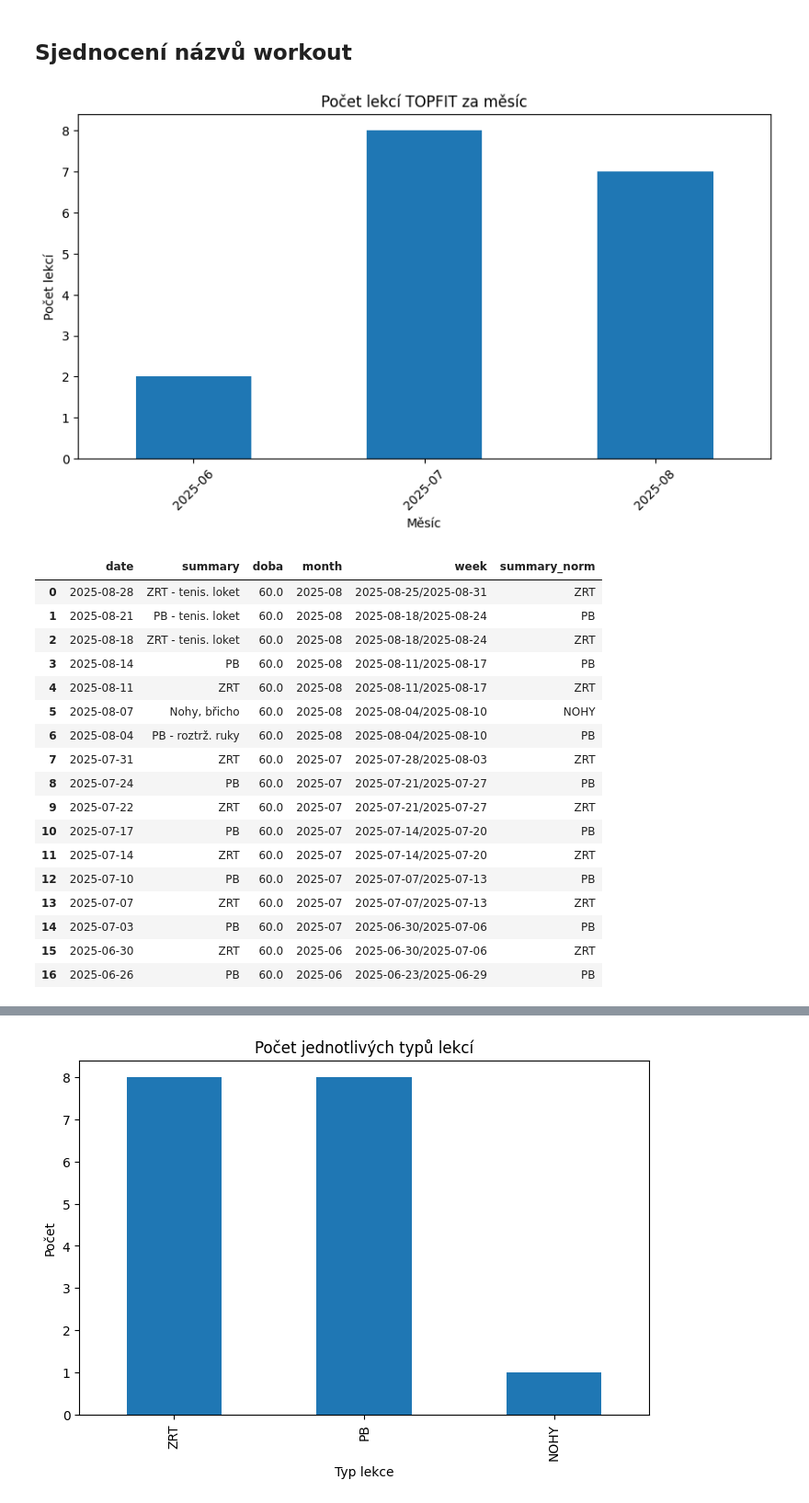
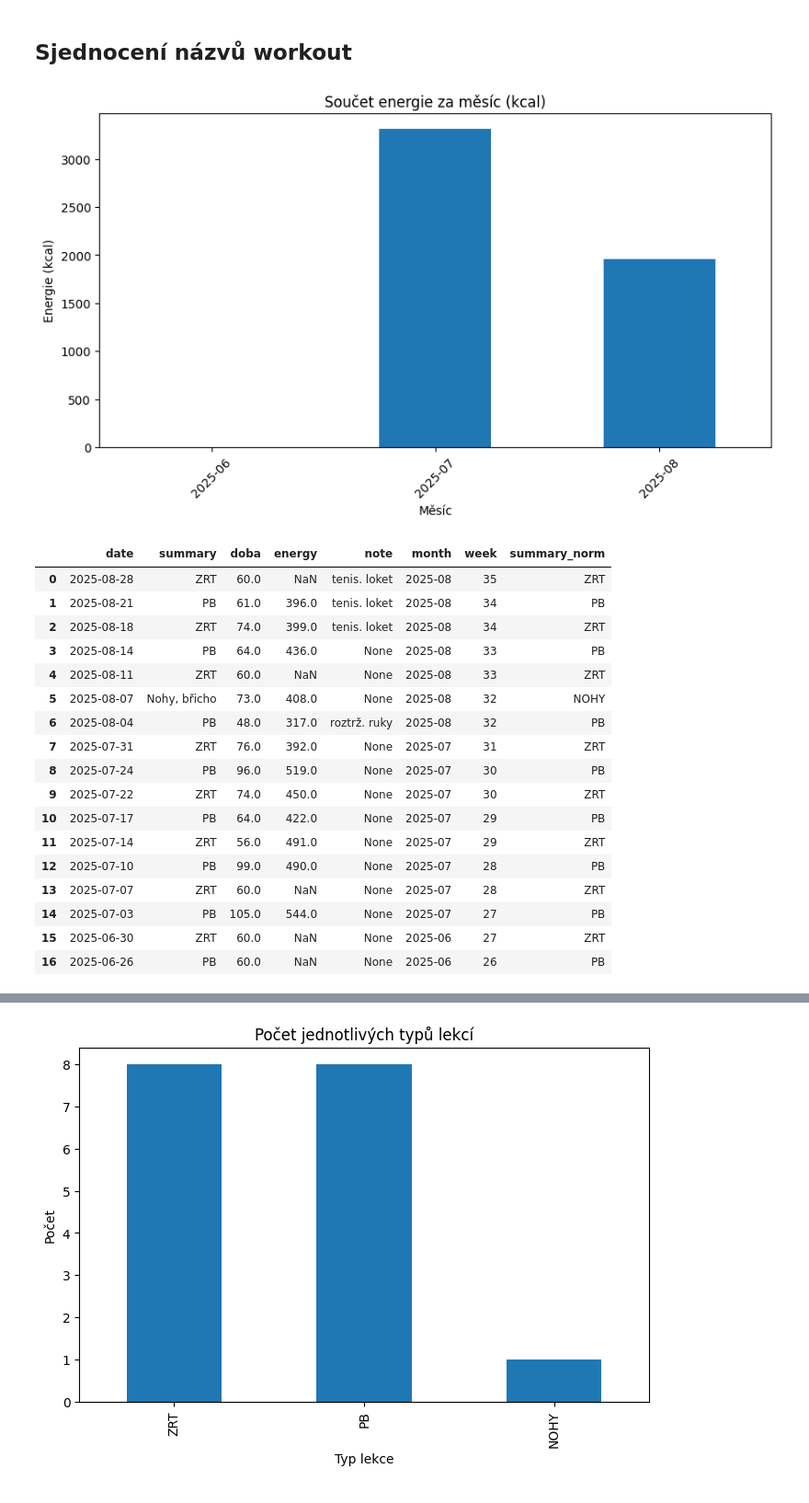
Before and after one commit to MarekCoderslab/TOPFIT, a Jupyter notebook: TOPFit_workout.ipynb, the cells around one changed output, grey strips where cells are left out. Shown at 92% size. Saved outputs shown, nothing was run; the diff lists cells and outputs as text; code cells hidden in the pictures.

```diff
--- a/TOPFit_workout.ipynb
+++ b/TOPFit_workout.ipynb
@@ -16,7 +16,6 @@ for component in gcal.walk():
             "start": component.get("dtstart").dt,
             "end": component.get("dtend").dt,
             "description": str(component.get("description")),
-            "location": str(component.get("location"))
         })
 
 df = pd.DataFrame(events)
@@ -179,12 +171,10 @@ def fetch_events(calendar_id, max_results=250):
     events = events_result.get("items", [])
     return events
 
-# Funkce pro převod událostí do DataFrame
 def events_to_df(events):
     rows = []
     for e in events:
         summary = e.get("summary", "")
-        # odstranění TOPFIT: (case-insensitive)
         clean_summary = re.sub(r"^\s*TOPFIT:\s*", "", summary, flags=re.IGNORECASE).strip()
 
         start_str = e["start"].get("dateTime", e["start"].get("date"))
@@ -193,17 +183,39 @@ def events_to_df(events):
         start_dt = pd.to_datetime(start_str)
         end_dt = pd.to_datetime(end_str)
 
-        duration_min = (end_dt - start_dt).total_seconds() / 60  # délka v minutách
+        duration_min = (end_dt - start_dt).total_seconds() / 60
+
+        # --- description ---
+        description = e.get("description", "").strip()
+
+        # číslo energie = první číslo
+        match = re.search(r"\d+", description)
+        energy = int(match.group(0)) if match else None
+
+        # poznámka = text za pomlčkou
+        note = None
+        if "-" in description:
+            note = description.split("-", 1)[1].strip()  # vezme část za první pomlčkou
 
         rows.append({
             "date": start_dt.date(),
             "summary": clean_summary,
-            "doba": duration_min
+            "doba": duration_min,
+            "energy": energy,
+            "note": note   # nový sloupec
         })
 
     df = pd.DataFrame(rows)
+
+    # doplňkové sloupce
+    df["month"] = pd.to_datetime(df["date"]).dt.month
+    df["week"] = pd.to_datetime(df["date"]).dt.isocalendar().week
+
     df = df.sort_values("date", ascending=False).reset_index(drop=True)
     return df
+
+
+
 
 # --- použití ---
 calendar_id = "marek.coderslab@gmail.com"  # např. abc123@group.calendar.google.com
@@ -251,37 +288,40 @@ df["summary_norm"] = df["summary"].apply(normalize_summary)
 # %%
 import matplotlib.pyplot as plt
 
-# Počet lekcí za měsíc
+# Měsíc jako perioda
 df["month"] = pd.to_datetime(df["date"]).dt.to_period("M")
-counts = df.groupby("month")["summary_norm"].count()
 
-counts.plot(kind="bar", figsize=(10,5))
-plt.title("Počet lekcí TOPFIT za měsíc")
+# součet energie za měsíc
+energy_sum = df.groupby("month")["energy"].sum()
+
+# graf
+energy_sum.plot(kind="bar", figsize=(10,5))
+plt.title("Součet energie za měsíc (kcal)")
 plt.xlabel("Měsíc")
-plt.ylabel("Počet lekcí")
+plt.ylabel("Energie (kcal)")
 plt.xticks(rotation=45)
 plt.show()
 # %% [output]
-[figure, old version]
+[figure, new version]
 # %%
 df
 # %% [output]
-|  | date | summary | doba | month | week | summary_norm |
-| 0 | 2025-08-28 | ZRT - tenis. loket | 60.0 | 2025-08 | 2025-08-25/2025-08-31 | ZRT |
-| 1 | 2025-08-21 | PB - tenis. loket | 60.0 | 2025-08 | 2025-08-18/2025-08-24 | PB |
-| 2 | 2025-08-18 | ZRT - tenis. loket | 60.0 | 2025-08 | 2025-08-18/2025-08-24 | ZRT |
-| 3 | 2025-08-14 | PB | 60.0 | 2025-08 | 2025-08-11/2025-08-17 | PB |
-| 4 | 2025-08-11 | ZRT | 60.0 | 2025-08 | 2025-08-11/2025-08-17 | ZRT |
-| 5 | 2025-08-07 | Nohy, břicho | 60.0 | 2025-08 | 2025-08-04/2025-08-10 | NOHY |
-| 6 | 2025-08-04 | PB - roztrž. ruky | 60.0 | 2025-08 | 2025-08-04/2025-08-10 | PB |
-| 7 | 2025-07-31 | ZRT | 60.0 | 2025-07 | 2025-07-28/2025-08-03 | ZRT |
-| 8 | 2025-07-24 | PB | 60.0 | 2025-07 | 2025-07-21/2025-07-27 | PB |
-| 9 | 2025-07-22 | ZRT | 60.0 | 2025-07 | 2025-07-21/2025-07-27 | ZRT |
-| 10 | 2025-07-17 | PB | 60.0 | 2025-07 | 2025-07-14/2025-07-20 | PB |
-| 11 | 2025-07-14 | ZRT | 60.0 | 2025-07 | 2025-07-14/2025-07-20 | ZRT |
-| 12 | 2025-07-10 | PB | 60.0 | 2025-07 | 2025-07-07/2025-07-13 | PB |
-| 13 | 2025-07-07 | ZRT | 60.0 | 2025-07 | 2025-07-07/2025-07-13 | ZRT |
-| 14 | 2025-07-03 | PB | 60.0 | 2025-07 | 2025-06-30/2025-07-06 | PB |
-| 15 | 2025-06-30 | ZRT | 60.0 | 2025-06 | 2025-06-30/2025-07-06 | ZRT |
-| 16 | 2025-06-26 | PB | 60.0 | 2025-06 | 2025-06-23/2025-06-29 | PB |
+|  | date | summary | doba | energy | note | month | week | summary_norm |
+| 0 | 2025-08-28 | ZRT | 60.0 | NaN | tenis. loket | 2025-08 | 35 | ZRT |
+| 1 | 2025-08-21 | PB | 61.0 | 396.0 | tenis. loket | 2025-08 | 34 | PB |
+| 2 | 2025-08-18 | ZRT | 74.0 | 399.0 | tenis. loket | 2025-08 | 34 | ZRT |
+| 3 | 2025-08-14 | PB | 64.0 | 436.0 | None | 2025-08 | 33 | PB |
+| 4 | 2025-08-11 | ZRT | 60.0 | NaN | None | 2025-08 | 33 | ZRT |
+| 5 | 2025-08-07 | Nohy, břicho | 73.0 | 408.0 | None | 2025-08 | 32 | NOHY |
+| 6 | 2025-08-04 | PB | 48.0 | 317.0 | roztrž. ruky | 2025-08 | 32 | PB |
+| 7 | 2025-07-31 | ZRT | 76.0 | 392.0 | None | 2025-07 | 31 | ZRT |
+| 8 | 2025-07-24 | PB | 96.0 | 519.0 | None | 2025-07 | 30 | PB |
+| 9 | 2025-07-22 | ZRT | 74.0 | 450.0 | None | 2025-07 | 30 | ZRT |
+| 10 | 2025-07-17 | PB | 64.0 | 422.0 | None | 2025-07 | 29 | PB |
+| 11 | 2025-07-14 | ZRT | 56.0 | 491.0 | None | 2025-07 | 29 | ZRT |
+| 12 | 2025-07-10 | PB | 99.0 | 490.0 | None | 2025-07 | 28 | PB |
+| 13 | 2025-07-07 | ZRT | 60.0 | NaN | None | 2025-07 | 28 | ZRT |
+| 14 | 2025-07-03 | PB | 105.0 | 544.0 | None | 2025-07 | 27 | PB |
+| 15 | 2025-06-30 | ZRT | 60.0 | NaN | None | 2025-06 | 27 | ZRT |
+| 16 | 2025-06-26 | PB | 60.0 | NaN | None | 2025-06 | 26 | PB |
 # %%
```
Also changed, not shown: parts of 9 cells of this notebook, 2 other files.
